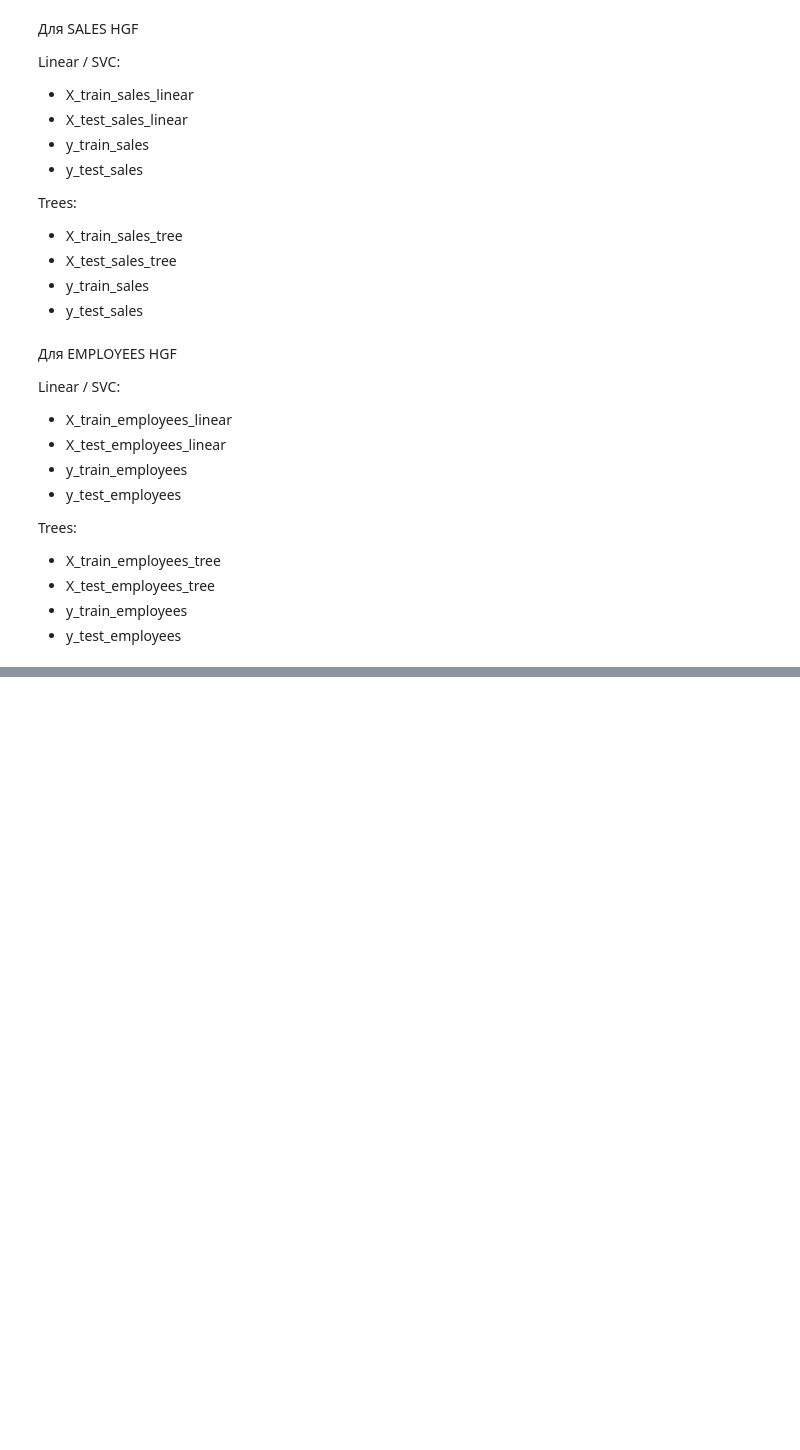
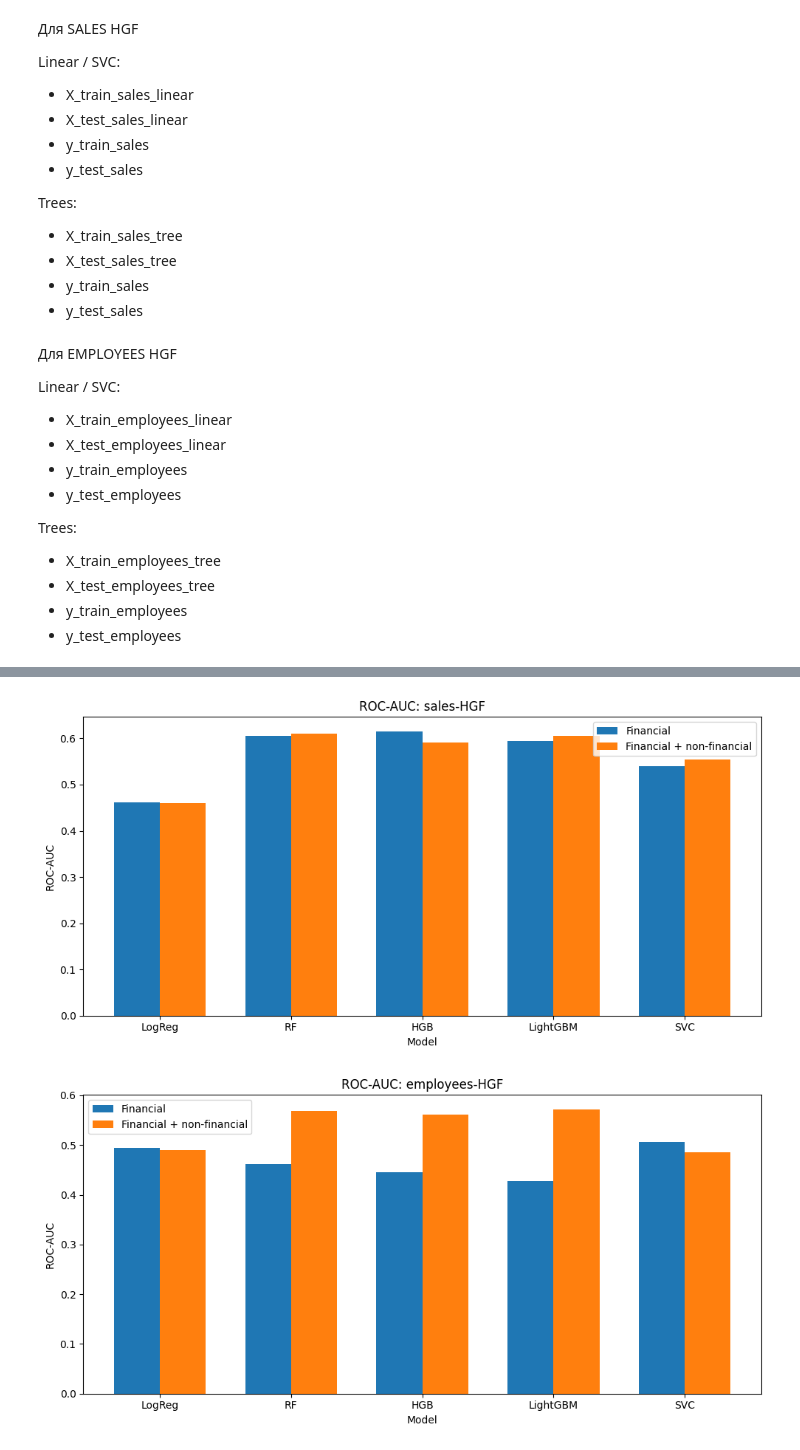
Before and after one commit to jakomannn/HGF_research, a Jupyter notebook: HGF_Research.ipynb, the cells around one changed output, grey strips where cells are left out. Saved outputs shown, nothing was run; the diff lists cells and outputs as text; code cells hidden in the pictures; blank space fills up the shorter version.

```diff
--- a/HGF_Research.ipynb
+++ b/HGF_Research.ipynb
@@ -1326,0 +3929,17 @@ Optuna: 4.9.0
+# %%
+plot_metric_comparison(
+    analysis_df,
+    "sales",
+    "ROC-AUC_mean",
+    "ROC-AUC: sales-HGF"
+)
+
+plot_metric_comparison(
+    analysis_df,
+    "employees",
+    "ROC-AUC_mean",
+    "ROC-AUC: employees-HGF"
+)
+# %% [output]
+[figure, added]
+[figure, added]
```
Also changed, not shown: parts of 200 cells of this notebook.
